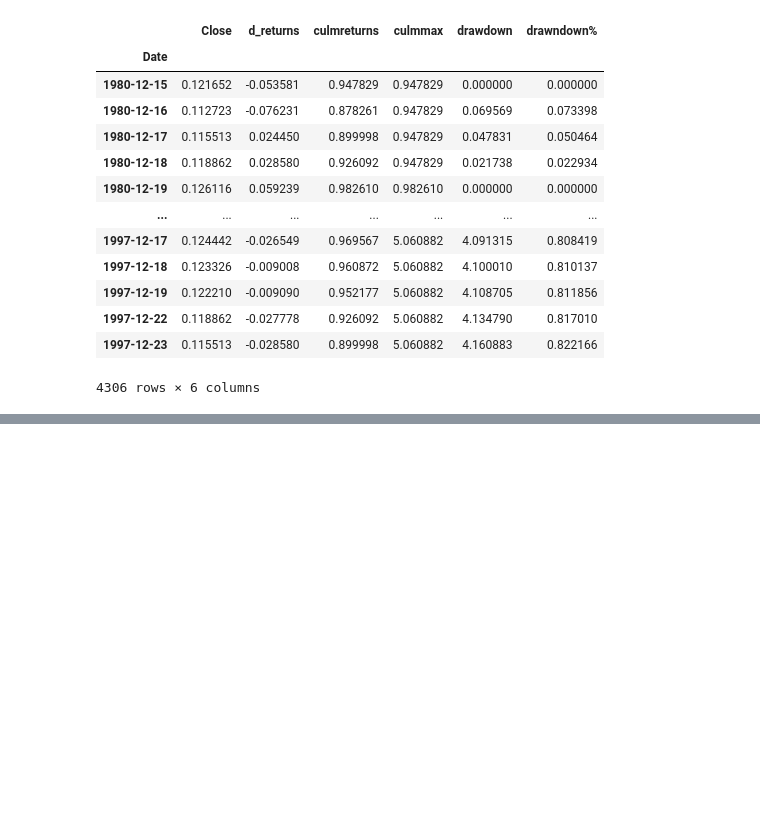
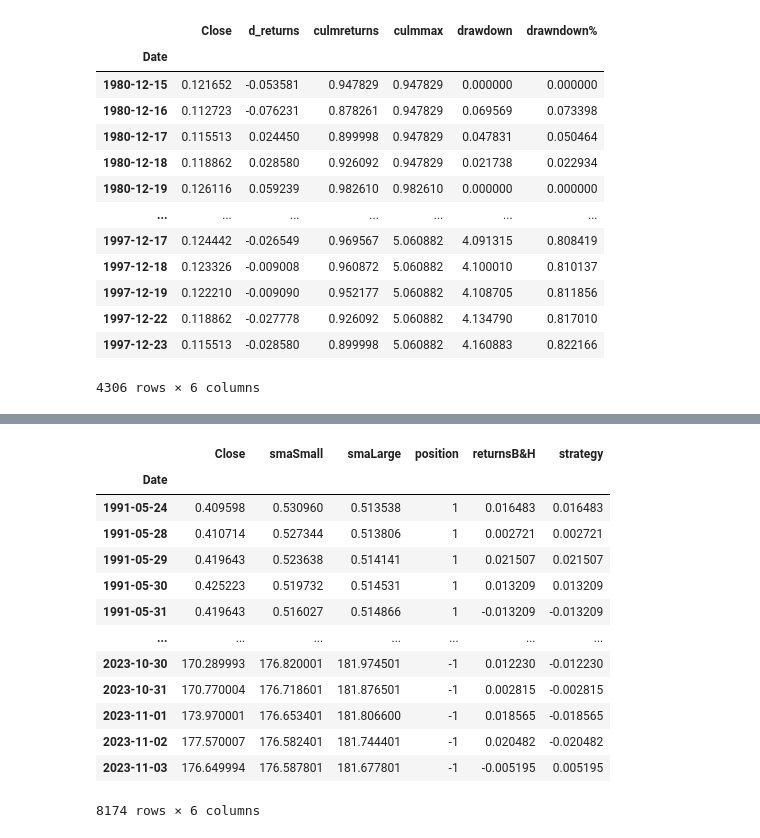
Before and after one commit to SouCode/RoboTrader, a Jupyter notebook: inMoney3.ipynb, the cells around one changed output, grey strips where cells are left out. Cells and saved outputs as stored; diff of their text form; code cells hidden in the pictures; blank space fills up the shorter version.

```diff
--- a/inMoney3.ipynb
+++ b/inMoney3.ipynb
@@ -480,0 +584,17 @@ apple.loc[(apple.index<='1997-12-23')]
+# %%
+data
+# %% [output]
+|  | Close | smaSmall | smaLarge | position | returnsB&H | strategy |
+| Date |  |  |  |  |  |  |
+| 1991-05-24 | 0.409598 | 0.530960 | 0.513538 | 1 | 0.016483 | 0.016483 |
+| 1991-05-28 | 0.410714 | 0.527344 | 0.513806 | 1 | 0.002721 | 0.002721 |
+| 1991-05-29 | 0.419643 | 0.523638 | 0.514141 | 1 | 0.021507 | 0.021507 |
+| 1991-05-30 | 0.425223 | 0.519732 | 0.514531 | 1 | 0.013209 | 0.013209 |
+| 1991-05-31 | 0.419643 | 0.516027 | 0.514866 | 1 | -0.013209 | -0.013209 |
+| ... | ... | ... | ... | ... | ... | ... |
+| 2023-10-30 | 170.289993 | 176.820001 | 181.974501 | -1 | 0.012230 | -0.012230 |
+| 2023-10-31 | 170.770004 | 176.718601 | 181.876501 | -1 | 0.002815 | -0.002815 |
+| 2023-11-01 | 173.970001 | 176.653401 | 181.806600 | -1 | 0.018565 | -0.018565 |
+| 2023-11-02 | 177.570007 | 176.582401 | 181.744401 | -1 | 0.020482 | -0.020482 |
+| 2023-11-03 | 176.649994 | 176.587801 | 181.677801 | -1 | -0.005195 | 0.005195 |
+8174 rows × 6 columns
```
Also changed, not shown: parts of 15 cells of this notebook.
